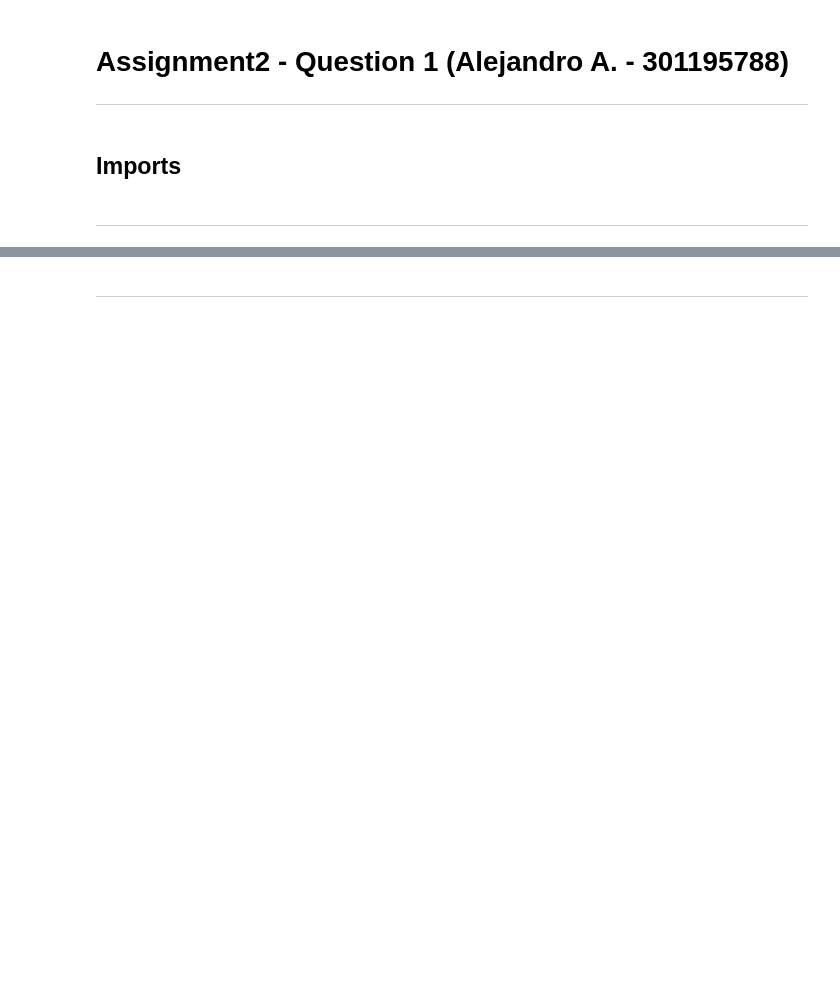
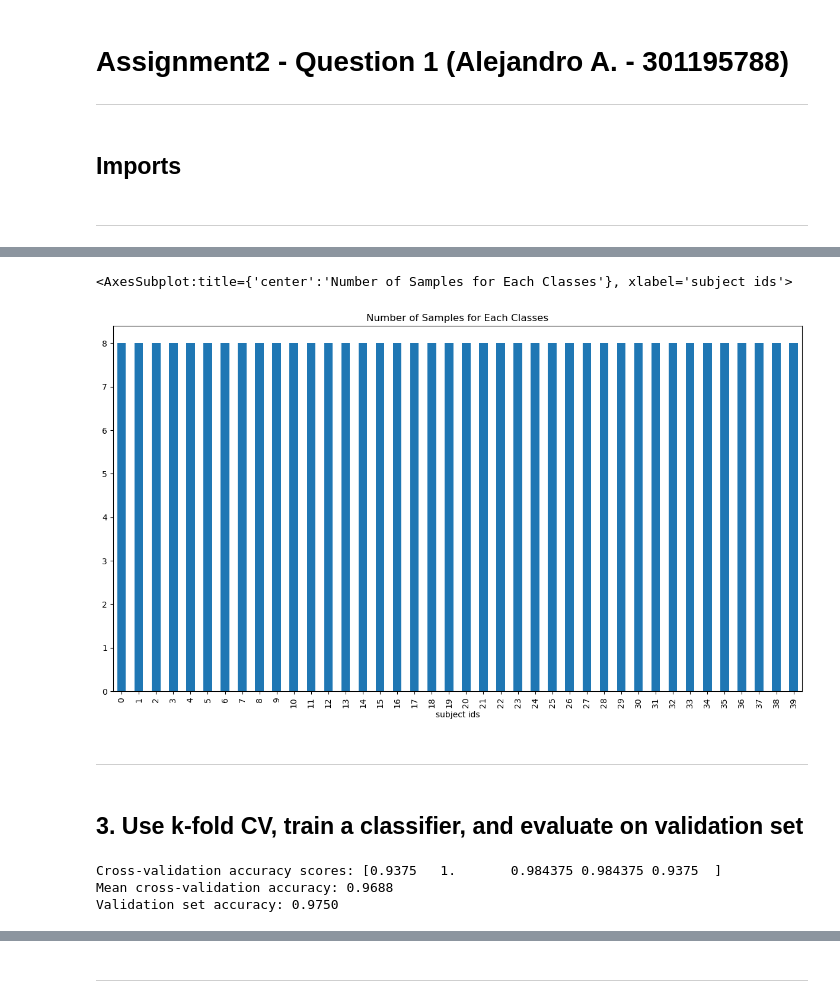
Before and after one commit to Ale248/FALL2024_COMP257, a Jupyter notebook: Assignment2/A2_Question1.ipynb, the cells around one changed output, grey strips where cells are left out. Cells and saved outputs as stored; diff of their text form; code cells hidden in the pictures; blank space fills up the shorter version.

```diff
--- a/Assignment2/A2_Question1.ipynb
+++ b/Assignment2/A2_Question1.ipynb
@@ -25,0 +57,17 @@ y = mnist.target
+# %%
+'''
+Split is:
+80% train
+10% validation
+10% test
+to ensure we have a lot of data to train,
+and also still have some left for validation and testing
+'''
+# First split into train + validation (90%) and test (15%)
+X_train_val, X_test, y_train_val, y_test = train_test_split(
+    X, y, test_size=0.1, random_state=42, stratify=y)
+
+# Now split the train + validation set (90%) into train (80%) and validation (10%)
+# 10/90 = 0.1111
+X_train, X_val, y_train, y_val = train_test_split(
+    X_train_val, y_train_val, test_size=0.1111, random_state=42, stratify=y_train_val)
@@ -25,0 +82,37 @@ y = mnist.target
+# %%
+y_frame=pd.DataFrame()
+y_frame['subject ids']=y_train
+y_frame.groupby(['subject ids']).size().plot.bar(figsize=(15,8),title="Number of Samples for Each Classes")
+# %% [output]
+<AxesSubplot:title={'center':'Number of Samples for Each Classes'}, xlabel='subject ids'>
+[figure, added]
+# %% [markdown]
+---
+# %% [markdown]
+## 3. Use k-fold CV, train a classifier, and evaluate on validation set
+# %%
+# Use SVC with linear kernel
+clf = SVC(kernel='linear', random_state=42)
+
+# Instantiate StratifiedKFold
+kf = StratifiedKFold(n_splits=5, shuffle=True, random_state=42)
+
+# Run k-fold CV
+cv_scores = cross_val_score(clf, X_train, y_train, cv=kf, scoring='accuracy')
+
+# Print scores
+print(f"Cross-validation accuracy scores: {cv_scores}")
+print(f"Mean cross-validation accuracy: {cv_scores.mean():.4f}")
+
+# Train the classifier on the entire training set
+clf.fit(X_train, y_train)
+
+# Evaluate the classifier on the validation set
+y_val_pred = clf.predict(X_val)
+val_accuracy = accuracy_score(y_val, y_val_pred)
+
+print(f"Validation set accuracy: {val_accuracy:.4f}")
+# %% [output]
+Cross-validation accuracy scores: [0.9375   1.       0.984375 0.984375 0.9375  ]
+Mean cross-validation accuracy: 0.9688
+Validation set accuracy: 0.9750
```
Also changed, not shown: parts of 51 cells of this notebook, 2 other files.
